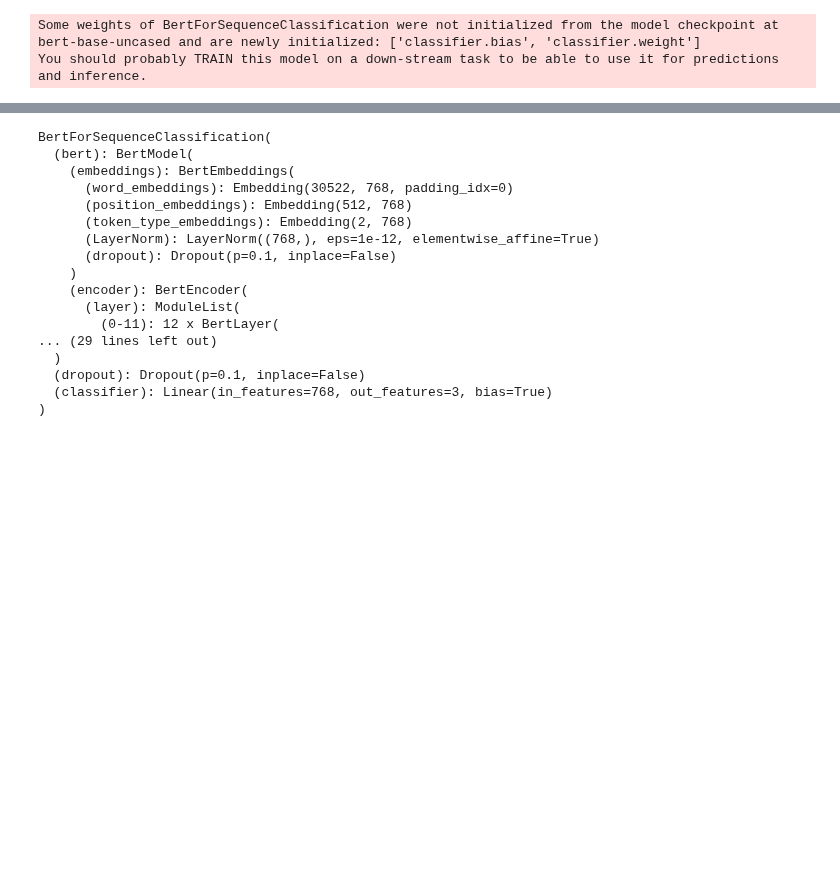
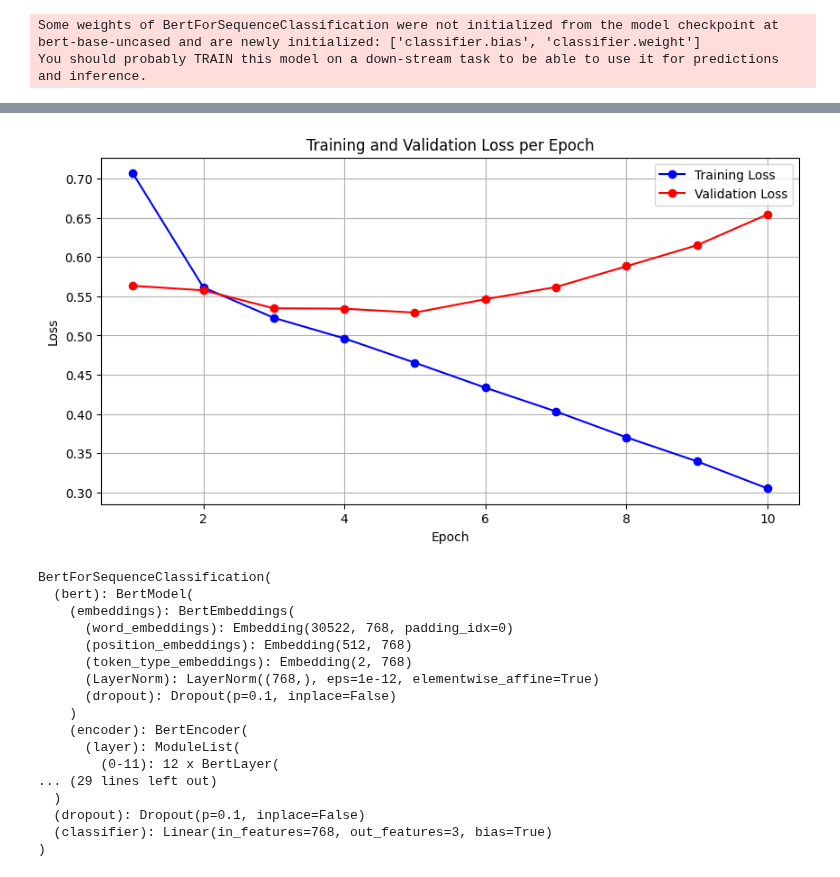
Before and after one commit to aquilina-barhouche/GenAI-Pinnacle-Program, a Jupyter notebook: 06_NLP_using_PyTorch/Assignments/Assignment 2/Assignment_Fine_tuning_Bert_Base_Model.ipynb, the cells around one changed output, grey strips where cells are left out. Saved outputs shown, nothing was run; the diff lists cells and outputs as text; code cells hidden in the pictures; blank space fills up the shorter version.

```diff
--- a/06_NLP_using_PyTorch/Assignments/Assignment 2/Assignment_Fine_tuning_Bert_Base_Model.ipynb
+++ b/06_NLP_using_PyTorch/Assignments/Assignment 2/Assignment_Fine_tuning_Bert_Base_Model.ipynb
@@ -279,3 +295,14 @@ Epoch 5/5, Training Loss: 0.3325, Validation Loss: 0.6075
+# %%
+plt.figure(figsize=(10, 5))
+plt.plot(range(1, (len(losses)+1)), losses, 'bo-', label='Training Loss')
+plt.plot(range(1, (len(losses)+1)), val_losses, 'ro-', label='Validation Loss')
+plt.title('Training and Validation Loss per Epoch')
+plt.xlabel('Epoch')
+plt.ylabel('Loss')
+plt.legend()
+plt.grid(True)
+# %% [output]
+[figure, added]
 # %%
 # Load saved weights
 best_model_path = "best_model.pth"
```
Also changed, not shown: parts of 11 cells of this notebook, 1 other file.
